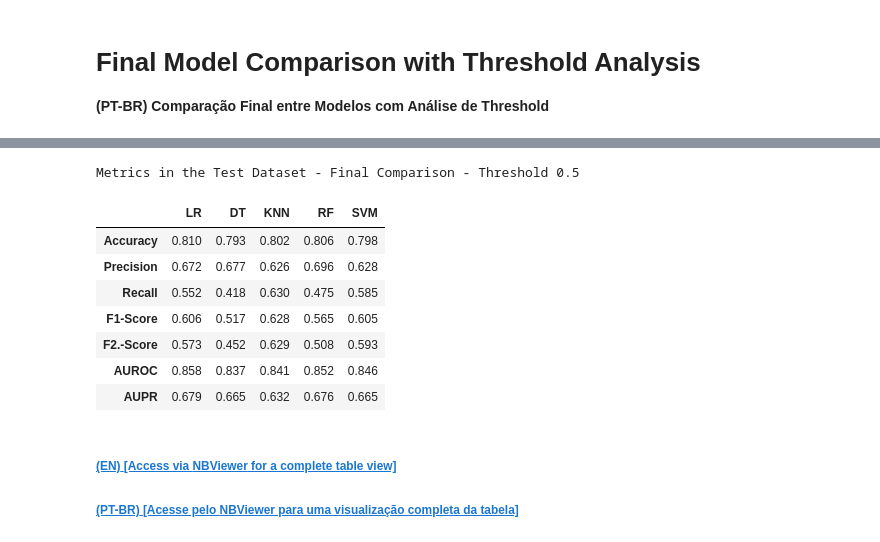
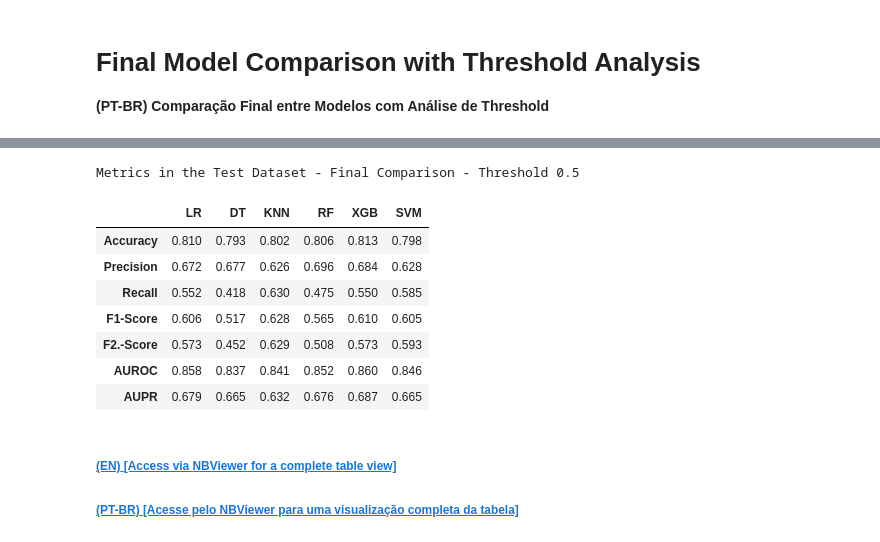
Before and after one commit to levyfelipess/project_churn-prediction, a Jupyter notebook: notebooks/03_model-comparison_threshold-tuning.ipynb, the cells around one changed output, grey strips where cells are left out. Cells and saved outputs as stored; diff of their text form; code cells hidden in the pictures.

Commit message:
Added XGBoost model: modeling, evaluation, comparison with the other models, tables and figures of evaluations, specific transformers and the final trained model

```diff
--- a/notebooks/03_model-comparison_threshold-tuning.ipynb
+++ b/notebooks/03_model-comparison_threshold-tuning.ipynb
@@ -18,7 +18,7 @@ print('Test Dataset:', df_X_test.shape, df_y_test.shape)
 
 transformers_X, transformer_y = get_transformers(df_X=df_X, df_y=df_y)
 
-models = load_models(['LR', 'DT', 'KNN', 'RF', 'SVM'], path='../models/', format='.pkl')
+models = load_models(['LR', 'DT', 'KNN', 'RF', 'XGB', 'SVM'], path='../models/', format='.pkl')
 # %% [output]
 Training Dataset: (5282, 17) (5282, 1)
 Test Dataset: (1761, 17) (1761, 1)
@@ -72,18 +71,18 @@ Wall time: 13.7 s
 # %%
 display_final_comparison_with_highlight(metrics_final_comparison_dict=metrics_final_comparison, beta_fscore=2,
                                         table_title='Metrics in the Test Dataset - Final Comparison - Threshold 0.5',
-                                        save_table=False, path_table='../reports/tables/final-comparison_standard-threshold.csv',
+                                        save_table=True, path_table='../reports/tables/final-comparison_standard-threshold.csv',
                                         display_language='en')
 # %% [output]
 Metrics in the Test Dataset - Final Comparison - Threshold 0.5
-|  | LR | DT | KNN | RF | SVM |
-| Accuracy | 0.810 | 0.793 | 0.802 | 0.806 | 0.798 |
-| Precision | 0.672 | 0.677 | 0.626 | 0.696 | 0.628 |
-| Recall | 0.552 | 0.418 | 0.630 | 0.475 | 0.585 |
-| F1-Score | 0.606 | 0.517 | 0.628 | 0.565 | 0.605 |
-| F2.-Score | 0.573 | 0.452 | 0.629 | 0.508 | 0.593 |
-| AUROC | 0.858 | 0.837 | 0.841 | 0.852 | 0.846 |
-| AUPR | 0.679 | 0.665 | 0.632 | 0.676 | 0.665 |
+|  | LR | DT | KNN | RF | XGB | SVM |
+| Accuracy | 0.810 | 0.793 | 0.802 | 0.806 | 0.813 | 0.798 |
+| Precision | 0.672 | 0.677 | 0.626 | 0.696 | 0.684 | 0.628 |
+| Recall | 0.552 | 0.418 | 0.630 | 0.475 | 0.550 | 0.585 |
+| F1-Score | 0.606 | 0.517 | 0.628 | 0.565 | 0.610 | 0.605 |
+| F2.-Score | 0.573 | 0.452 | 0.629 | 0.508 | 0.573 | 0.593 |
+| AUROC | 0.858 | 0.837 | 0.841 | 0.852 | 0.860 | 0.846 |
+| AUPR | 0.679 | 0.665 | 0.632 | 0.676 | 0.687 | 0.665 |
 # %% [markdown]
 ###### [**(EN)** [Access via **NBViewer** for a complete table view]](https://nbviewer.org/github/levyfelipess/projeto_churn-prediction/blob/main/notebooks/03_model-comparison_threshold-tuning.ipynb)
 ###### [**(PT-BR)** [Acesse pelo **NBViewer** para uma visualização completa da tabela]](https://nbviewer.org/github/levyfelipess/projeto_churn-prediction/blob/main/notebooks/03_model-comparison_threshold-tuning.ipynb)
```
Also changed, not shown: parts of 8 cells of this notebook, 11 other files.
